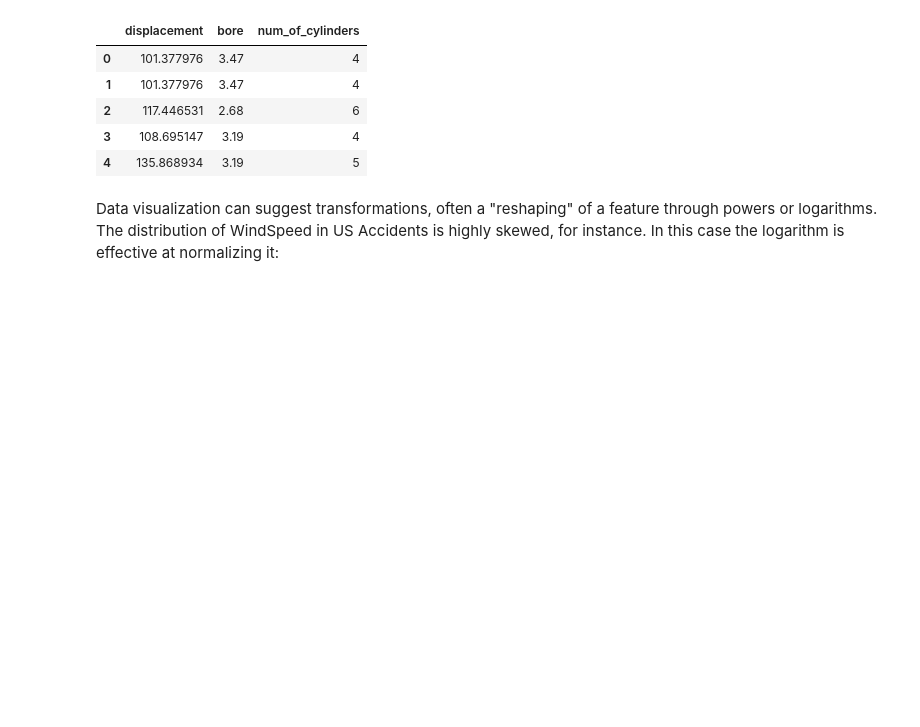
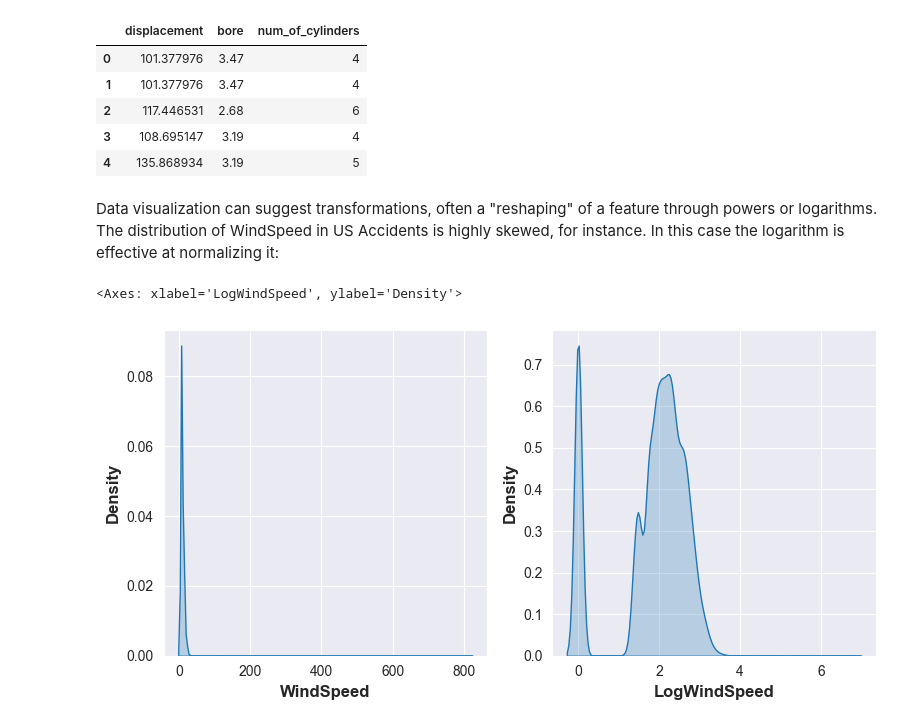
Before and after one commit to KevinShindel/MachineLearning, a Jupyter notebook: Kaggle/Study/Feature Engineering.ipynb, the cells around one changed output. Cells and saved outputs as stored; diff of their text form; code cells hidden in the pictures; blank space fills up the shorter version.

```diff
--- a/Kaggle/Study/Feature Engineering.ipynb
+++ b/Kaggle/Study/Feature Engineering.ipynb
@@ -206,10 +206,10 @@ plt.rc(
     titlepad=10,
 )
 
-# accidents = pd.read_csv("../input/fe-course-data/accidents.csv")
+accidents = pd.read_csv("../../dataset/accidents.csv.zip")
 autos = pd.read_csv("../../dataset/autos.csv")
-# concrete = pd.read_csv("../input/fe-course-data/concrete.csv")
-# customer = pd.read_csv("../input/fe-course-data/customer.csv")
+concrete = pd.read_csv("../../dataset/concrete.csv")
+customer = pd.read_csv("../../dataset/customer.csv.zip")
 # %% [markdown]
 ## Tips on Discovering New Features
 
@@ -252,8 +252,11 @@ Data visualization can suggest transformations, often a "reshaping" of a feature
 # %%
 # If the feature has 0.0 values, use np.log1p (log(1+x)) instead of np.log
 accidents["LogWindSpeed"] = accidents.WindSpeed.apply(np.log1p)
 
 # Plot a comparison
 fig, axs = plt.subplots(1, 2, figsize=(8, 4))
-sns.kdeplot(accidents.WindSpeed, shade=True, ax=axs[0])
-sns.kdeplot(accidents.LogWindSpeed, shade=True, ax=axs[1]);0p;
+sns.kdeplot(accidents.WindSpeed, fill=True, ax=axs[0])
+sns.kdeplot(accidents.LogWindSpeed, fill=True, ax=axs[1])
+# %% [output]
+<Axes: xlabel='LogWindSpeed', ylabel='Density'>
+[figure, added]
```
Also changed, not shown: parts of 26 cells of this notebook, 7 other files.
